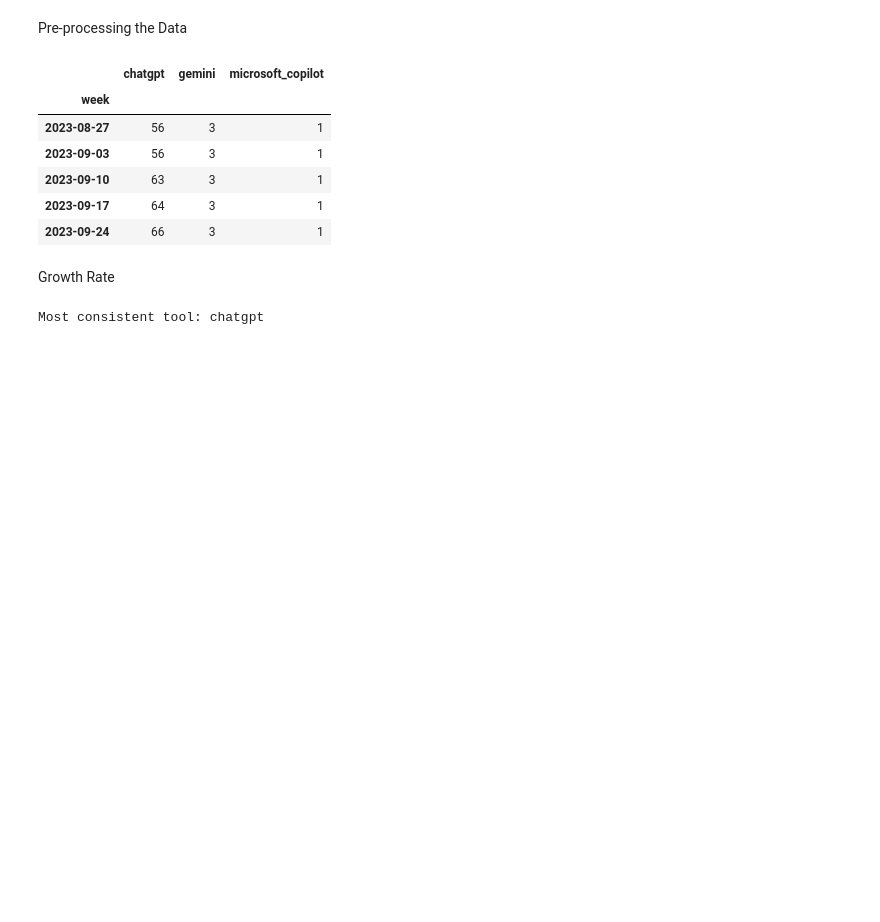
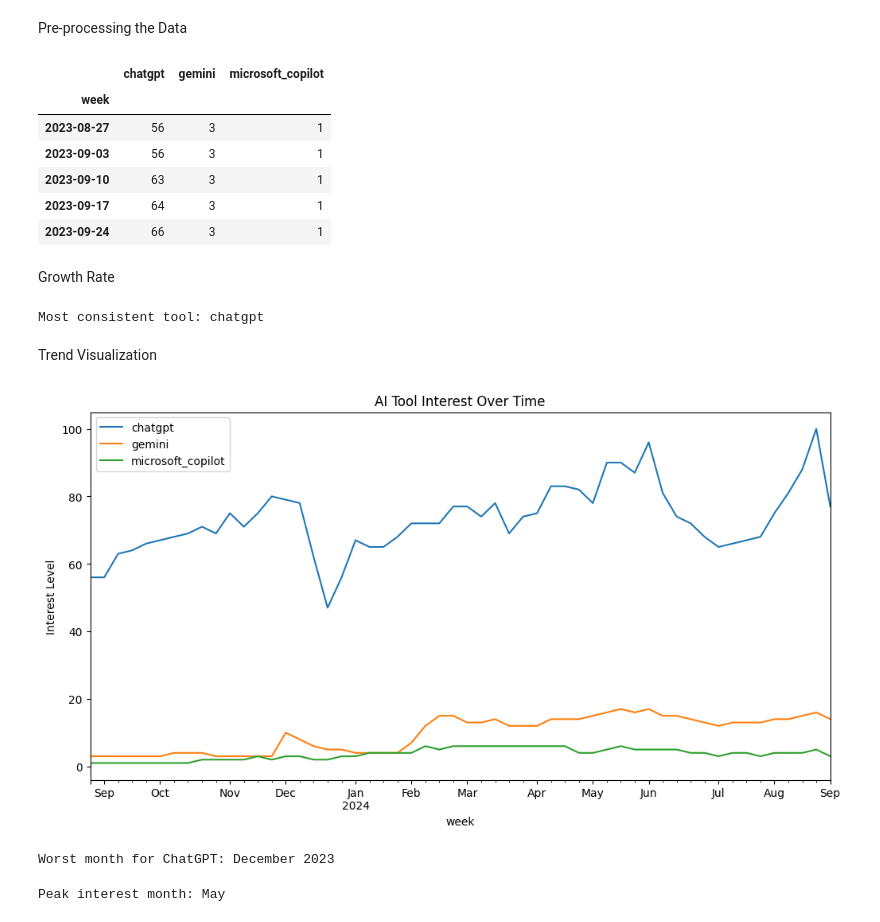
Before and after one commit to datasheng/csc46000-team-project-1000, a Jupyter notebook: hw_4_1.ipynb, the cells around one changed output. Cells and saved outputs as stored; diff of their text form; code cells hidden in the pictures; blank space fills up the shorter version.

```diff
--- a/hw_4_1.ipynb
+++ b/hw_4_1.ipynb
@@ -31,3 +31,27 @@ most_stable_tool = weekly_growth.std().idxmin()
 print(f"Most consistent tool: {most_stable_tool}")
 # %% [output]
 Most consistent tool: chatgpt
+# %% [markdown]
+Trend Visualization
+# %%
+# Plot search interest
+df_trends.plot(figsize=(12, 6), title="AI Tool Interest Over Time")
+plt.ylabel('Interest Level')
+plt.show()
+
+# Identify ChatGPT's major dip
+chatgpt_trough = "December 2023"
+print(f"Worst month for ChatGPT: {chatgpt_trough}")
+# %% [output]
+[figure, added]
+Worst month for ChatGPT: December 2023
+# %%
+# Aggregate to monthly averages
+monthly_trends = df_trends.resample('ME').mean()
+
+# Identify month with peak aggregate interest
+best_month = monthly_trends.mean(axis=1).idxmax().strftime('%B')
+
+print(f"Peak interest month: {best_month}")
+# %% [output]
+Peak interest month: May
```
